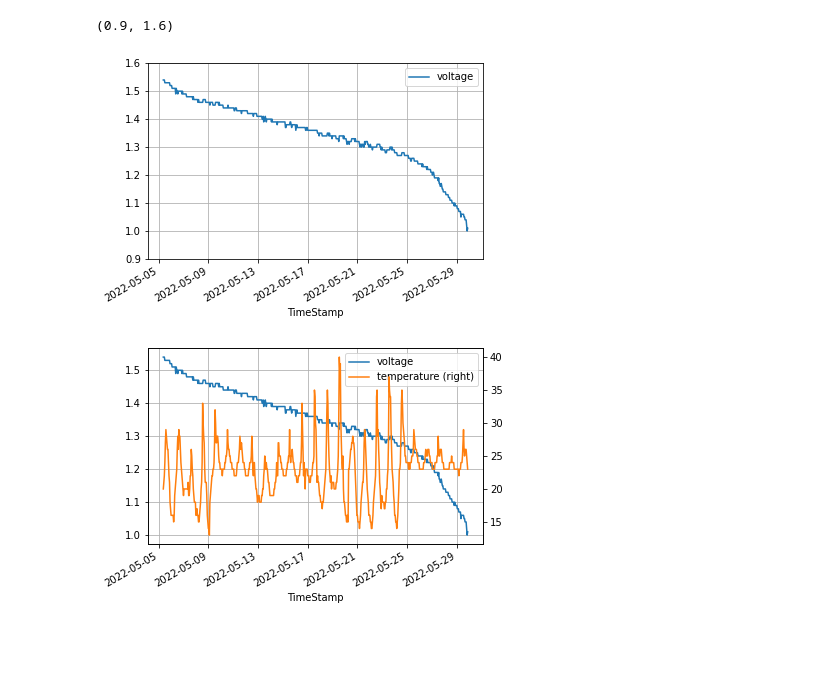
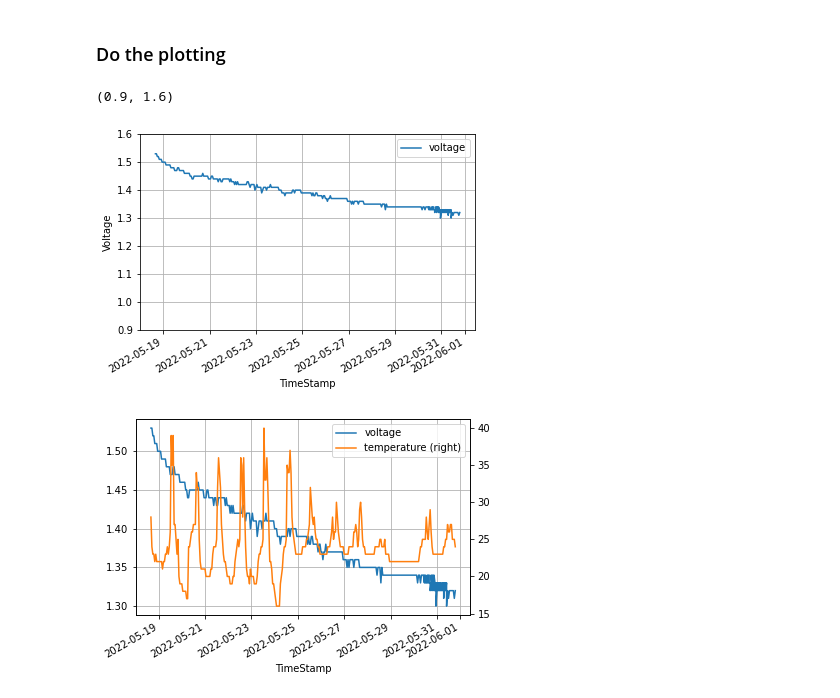
Before and after one commit to osan-tech/useful_scripts, a Jupyter notebook: batt-temp-plot/batt-temp-plot.ipynb, the cells around one changed output. Cells and saved outputs as stored; diff of their text form; code cells hidden in the pictures; blank space fills up the shorter version.

```diff
--- a/batt-temp-plot/batt-temp-plot.ipynb
+++ b/batt-temp-plot/batt-temp-plot.ipynb
@@ -4,9 +8,9 @@ import matplotlib.pyplot as plt
 import sqlite3
 
 # Read sqlite query results into a pandas DataFrame
-con = sqlite3.connect("denseML_0007_20220531_2018.sqlite3")
+con = sqlite3.connect("denseML_0006_20220531_2103.sqlite3")
 
-df = pd.read_sql_query("""select tv.timestamp, voltage, temperature
+df = pd.read_sql_query("""select tv.timestamp as timestamp, voltage, temperature
                           from  ts_voltage as tv, ts_temperature as tt
                           where tv.timestamp == tt.timestamp""", con)
 con.close()
@@ -26,9 +32,11 @@ print(df.head())
+# %% [markdown]
+### Do the plotting
 # %%
-ax1 = df.plot(x='timestamp', y='voltage', grid=True, xlabel='TimeStamp')
+ax1 = df.plot(x='timestamp', y='voltage', grid=True, xlabel='TimeStamp', ylabel='Voltage')
 ax2 = df.plot(x='timestamp', secondary_y='temperature', grid=True, xlabel='TimeStamp')
 
 ax1.set_ylim(0.9, 1.6)
 # %% [output]
 (0.9, 1.6)
-[figure, old version]
+[figure, new version]
-[figure, old version]
+[figure, new version]
```
Also changed, not shown: parts of 7 cells of this notebook, 1 other file.
